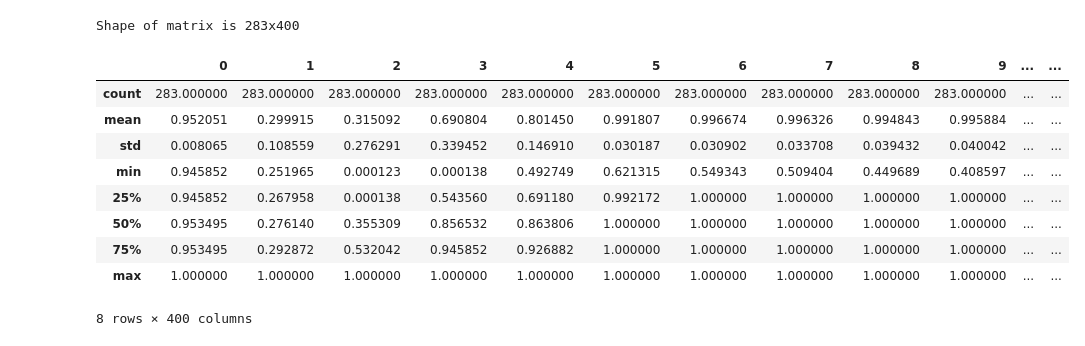
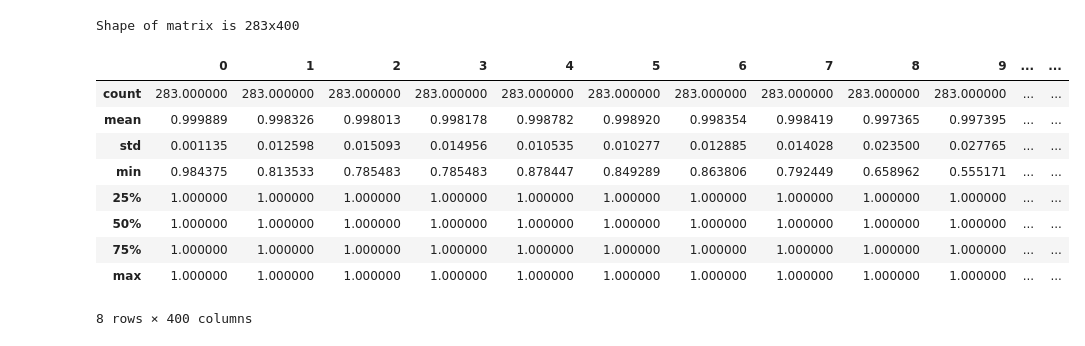
Before and after one commit to colinux/split-double-pages, a Jupyter notebook: notebooks/split_pages.ipynb, the cells around one changed output. Saved outputs shown, nothing was run; the diff lists cells and outputs as text; code cells hidden in the pictures.

```diff
--- a/notebooks/split_pages.ipynb
+++ b/notebooks/split_pages.ipynb
@@ -13,7 +13,7 @@ def downscale(img):
     o_width, o_height = img.size
     height = round((DOWNSCALED_WIDTH/o_width) * o_height)
 
-    ds_img = img.resize((DOWNSCALED_WIDTH, height), resample=Image.BILINEAR)
+    ds_img = img.convert('L').resize((DOWNSCALED_WIDTH, height), resample=Image.BILINEAR)
 
     return ds_img
 
@@ -24,26 +24,26 @@ def pixels_df(img):
 
     return pd.DataFrame(pixels)
 # %%
-original = Image.open("../input/test-27.jpg")
+original = Image.open("../input/test-8.jpg")
 
 img = downscale(original)
 df = pixels_df(img)
 
 print("Shape of matrix is %dx%d" % (df.shape))
 
 
 # 0 = white, 1 = black pixels
 contrasted = df.applymap(lambda x: int(np.sqrt(x) if x < 127 else x**2) / (255**2))
 contrasted.describe()
 # %% [output]
 Shape of matrix is 283x400
 |  | 0 | 1 | 2 | 3 | 4 | 5 | 6 | 7 | 8 | 9 | ... | ... |
 | count | 283.000000 | 283.000000 | 283.000000 | 283.000000 | 283.000000 | 283.000000 | 283.000000 | 283.000000 | 283.000000 | 283.000000 | ... | ... |
-| mean | 0.952051 | 0.299915 | 0.315092 | 0.690804 | 0.801450 | 0.991807 | 0.996674 | 0.996326 | 0.994843 | 0.995884 | ... | ... |
-| std | 0.008065 | 0.108559 | 0.276291 | 0.339452 | 0.146910 | 0.030187 | 0.030902 | 0.033708 | 0.039432 | 0.040042 | ... | ... |
-| min | 0.945852 | 0.251965 | 0.000123 | 0.000138 | 0.492749 | 0.621315 | 0.549343 | 0.509404 | 0.449689 | 0.408597 | ... | ... |
-| 25% | 0.945852 | 0.267958 | 0.000138 | 0.543560 | 0.691180 | 0.992172 | 1.000000 | 1.000000 | 1.000000 | 1.000000 | ... | ... |
-| 50% | 0.953495 | 0.276140 | 0.355309 | 0.856532 | 0.863806 | 1.000000 | 1.000000 | 1.000000 | 1.000000 | 1.000000 | ... | ... |
-| 75% | 0.953495 | 0.292872 | 0.532042 | 0.945852 | 0.926882 | 1.000000 | 1.000000 | 1.000000 | 1.000000 | 1.000000 | ... | ... |
+| mean | 0.999889 | 0.998326 | 0.998013 | 0.998178 | 0.998782 | 0.998920 | 0.998354 | 0.998419 | 0.997365 | 0.997395 | ... | ... |
+| std | 0.001135 | 0.012598 | 0.015093 | 0.014956 | 0.010535 | 0.010277 | 0.012885 | 0.014028 | 0.023500 | 0.027765 | ... | ... |
+| min | 0.984375 | 0.813533 | 0.785483 | 0.785483 | 0.878447 | 0.849289 | 0.863806 | 0.792449 | 0.658962 | 0.555171 | ... | ... |
+| 25% | 1.000000 | 1.000000 | 1.000000 | 1.000000 | 1.000000 | 1.000000 | 1.000000 | 1.000000 | 1.000000 | 1.000000 | ... | ... |
+| 50% | 1.000000 | 1.000000 | 1.000000 | 1.000000 | 1.000000 | 1.000000 | 1.000000 | 1.000000 | 1.000000 | 1.000000 | ... | ... |
+| 75% | 1.000000 | 1.000000 | 1.000000 | 1.000000 | 1.000000 | 1.000000 | 1.000000 | 1.000000 | 1.000000 | 1.000000 | ... | ... |
 | max | 1.000000 | 1.000000 | 1.000000 | 1.000000 | 1.000000 | 1.000000 | 1.000000 | 1.000000 | 1.000000 | 1.000000 | ... | ... |
 8 rows × 400 columns
```
Also changed, not shown: parts of 14 cells of this notebook, 3 other files.
